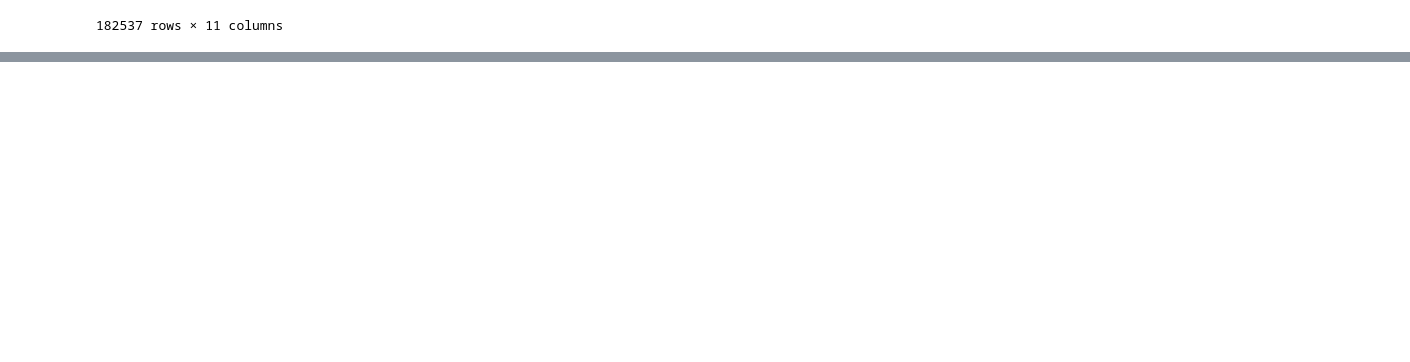
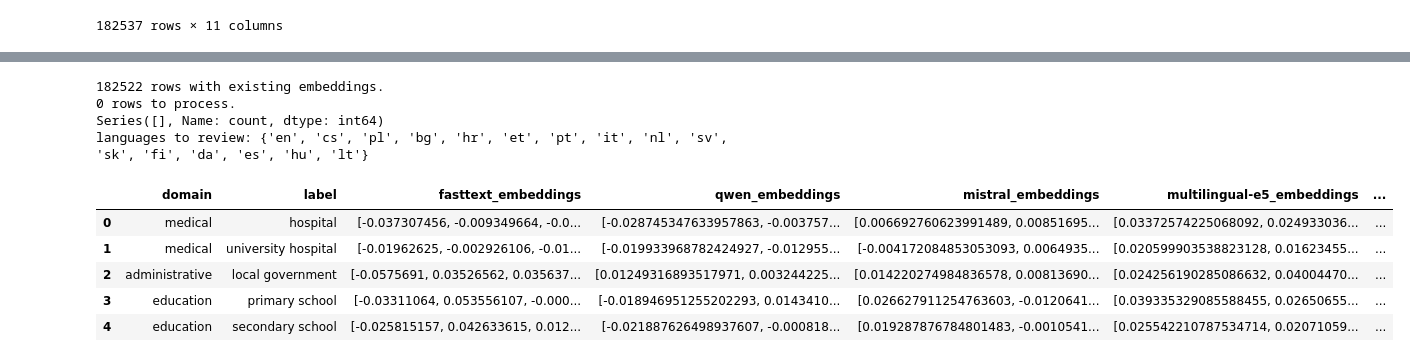
Before and after one commit to alvarodelser/OrgNamesNLP, a Jupyter notebook: embeddingdev.ipynb, the cells around one changed output, grey strips where cells are left out. Saved outputs shown, nothing was run; the diff lists cells and outputs as text; code cells hidden in the pictures; blank space fills up the shorter version.

```diff
--- a/embeddingdev.ipynb
+++ b/embeddingdev.ipynb
@@ -29 +97,18 @@ embedder(data, 'mistral')
+# %%
+fasttext_embedder(data)
+# %% [output]
+182522 rows with existing embeddings.
+0 rows to process.
+Series([], Name: count, dtype: int64)
+languages to review: {'en', 'cs', 'pl', 'bg', 'hr', 'et', 'pt', 'it', 'nl', 'sv', 'sk', 'fi', 'da', 'es', 'hu', 'lt'}
+# %%
+labels = pd.read_csv('results/embeddings/label_embeddings.csv')
+display(labels)
+# %% [output]
+|  | domain | label | fasttext_embeddings | qwen_embeddings | mistral_embeddings | multilingual-e5_embeddings | ... |
+| 0 | medical | hospital | [-0.037307456, -0.009349664, -0.0... | [-0.028745347633957863, -0.003757... | [0.006692760623991489, 0.00851695... | [0.03372574225068092, 0.024933036... | ... |
+| 1 | medical | university hospital | [-0.01962625, -0.002926106, -0.01... | [-0.019933968782424927, -0.012955... | [-0.004172084853053093, 0.0064935... | [0.020599903538823128, 0.01623455... | ... |
+| 2 | administrative | local government | [-0.0575691, 0.03526562, 0.035637... | [0.01249316893517971, 0.003244225... | [0.014220274984836578, 0.00813690... | [0.024256190285086632, 0.04004470... | ... |
+| 3 | education | primary school | [-0.03311064, 0.053556107, -0.000... | [-0.018946951255202293, 0.0143410... | [0.026627911254763603, -0.0120641... | [0.039335329085588455, 0.02650655... | ... |
+| 4 | education | secondary school | [-0.025815157, 0.042633615, 0.012... | [-0.021887626498937607, -0.000818... | [0.019287876784801483, -0.0010541... | [0.025542210787534714, 0.02071059... | ... |
 # %%
```
Also changed, not shown: parts of 10 cells of this notebook, 13 other files.
